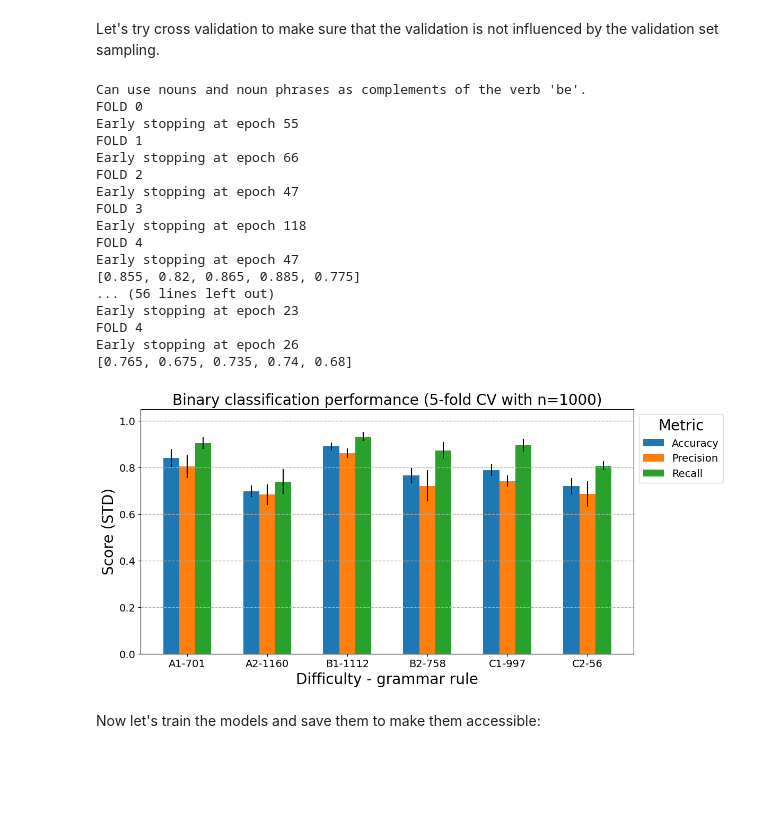
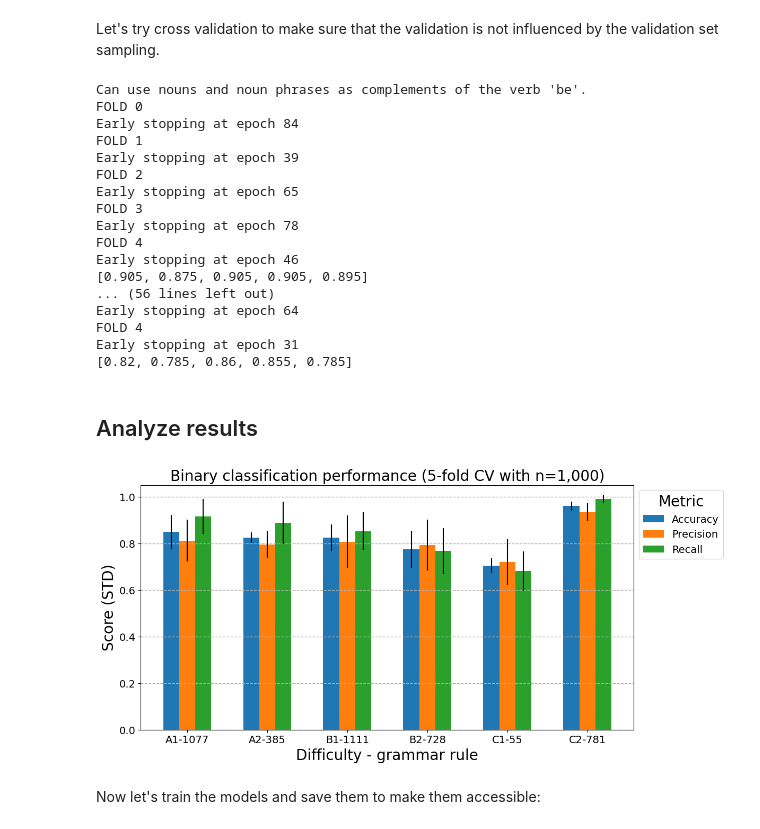
Before and after one commit to dominikglandorf/LLM-grammar, a Jupyter notebook: exp/007_sentence_embeddings.ipynb, the cells around one changed output. Saved outputs shown, nothing was run; the diff lists cells and outputs as text; code cells hidden in the pictures; blank space fills up the shorter version.

```diff
--- a/exp/007_sentence_embeddings.ipynb
+++ b/exp/007_sentence_embeddings.ipynb
@@ -306,7 +313,7 @@ def CV_train(construction, k_folds = 5, batch_size=64, hidden_dim=32, random_neg
         testloader = DataLoader(dataset, batch_size=batch_size, sampler=SubsetRandomSampler(test_ids))
 
         # Reinitialize model
-        model = FeedforwardNN(input_dim, hidden_dim)
+        model = FeedforwardNN(input_dim, hidden_dim).to(device)
 
         # Train model
         model, val_accuracy, precision, recall = train(model, trainloader, testloader, plots=False)
@@ -330,19 +337,19 @@ results_df = pd.DataFrame(results)
 # %% [output]
 Can use nouns and noun phrases as complements of the verb 'be'.
 FOLD 0
-Early stopping at epoch 55
+Early stopping at epoch 84
 FOLD 1
-Early stopping at epoch 66
+Early stopping at epoch 39
 FOLD 2
-Early stopping at epoch 47
+Early stopping at epoch 65
 FOLD 3
-Early stopping at epoch 118
+Early stopping at epoch 78
 FOLD 4
-Early stopping at epoch 47
-[0.855, 0.82, 0.865, 0.885, 0.775]
+Early stopping at epoch 46
+[0.905, 0.875, 0.905, 0.905, 0.895]
 ... (56 lines left out)
-Early stopping at epoch 23
+Early stopping at epoch 64
 FOLD 4
-Early stopping at epoch 26
-[0.765, 0.675, 0.735, 0.74, 0.68]
+Early stopping at epoch 31
+[0.82, 0.785, 0.86, 0.855, 0.785]
 # %%
@@ -350,5 +357,7 @@ results_df.to_json('../dat/classification_results.json')
+# %% [markdown]
+## Analyze results
 # %%
-results_df = pd.read_json('../dat/classification_results.json')
+results_df = pd.read_json('../dat/classification_results_neg_ratio.json')
 # %%
 from matplotlib import rcParams
 
@@ -357,35 +366,35 @@ rcParams.update({'font.size': 20, 'axes.labelsize': 20, 'axes.titlesize': 20, 'x
                  'ytick.labelsize': 14, 'legend.fontsize': 14})
 
 def calculate_mean_std(values):
     return np.mean(values), np.std(values)
 
 metrics = ['Accuracies', 'Precisions', 'Recalls']
 for metric in metrics:
     results_df[[f'{metric} Mean', f'{metric} Std']] = results_df[metric].apply(calculate_mean_std).apply(pd.Series)
 
 fig, ax = plt.subplots(figsize=(12, 6))
 ax.set_ylim(0, 1.05)
 width = 0.2
 x = np.arange(len(results_df))
 
 center_offset = width * (len(metrics) - 1) / 2
 labels = ['Accuracy', 'Precision', 'Recall']
 for i, metric in enumerate(metrics):
     ax.bar(x + i*width - center_offset, results_df[f'{metric} Mean'], width, yerr=results_df[f'{metric} Std'], label=labels[i])
 
 ax.set_xlabel('Difficulty - grammar rule')
 ax.set_ylabel('Score (STD)')
-ax.set_title('Binary classification performance (5-fold CV with n=1000)')
+ax.set_title('Binary classification performance (5-fold CV with n=1,000)')
 ax.set_xticks(x)
 ax.set_xticklabels(results_df['Construction'])
 #ax.legend()
 plt.grid(True, which='major', axis='y', linestyle='--', linewidth=1)
 ax.legend(loc='upper left', bbox_to_anchor=(1, 1), title="Metric")
 
 
 plt.savefig('../doc/classification.pdf', transparent=True, bbox_inches='tight')
 # %% [output]
-[figure, old version]
+[figure, new version]
 # %% [markdown]
 Now let's train the models and save them to make them accessible:
 # %%
```
Also changed, not shown: parts of 7 cells of this notebook, 20 other files.
